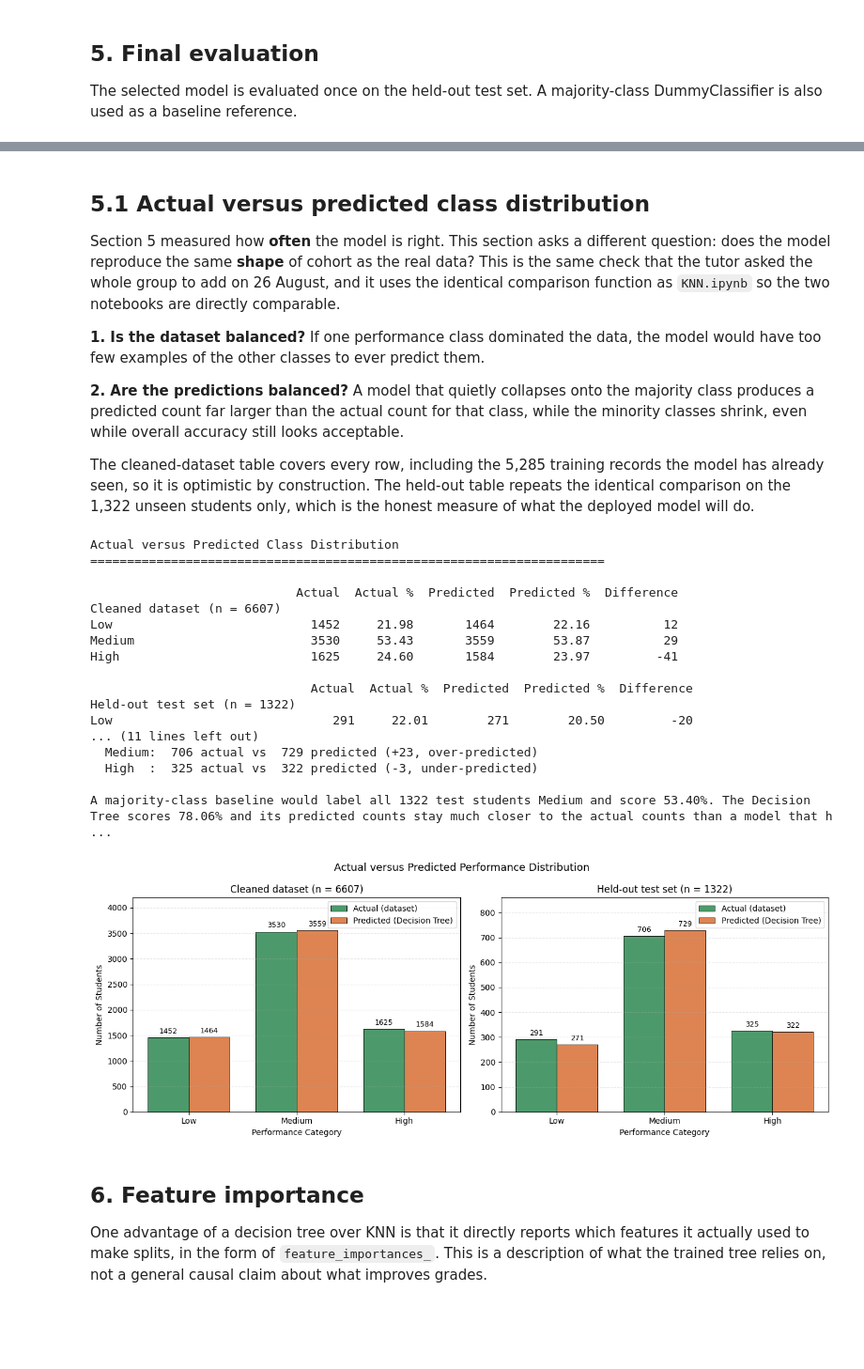
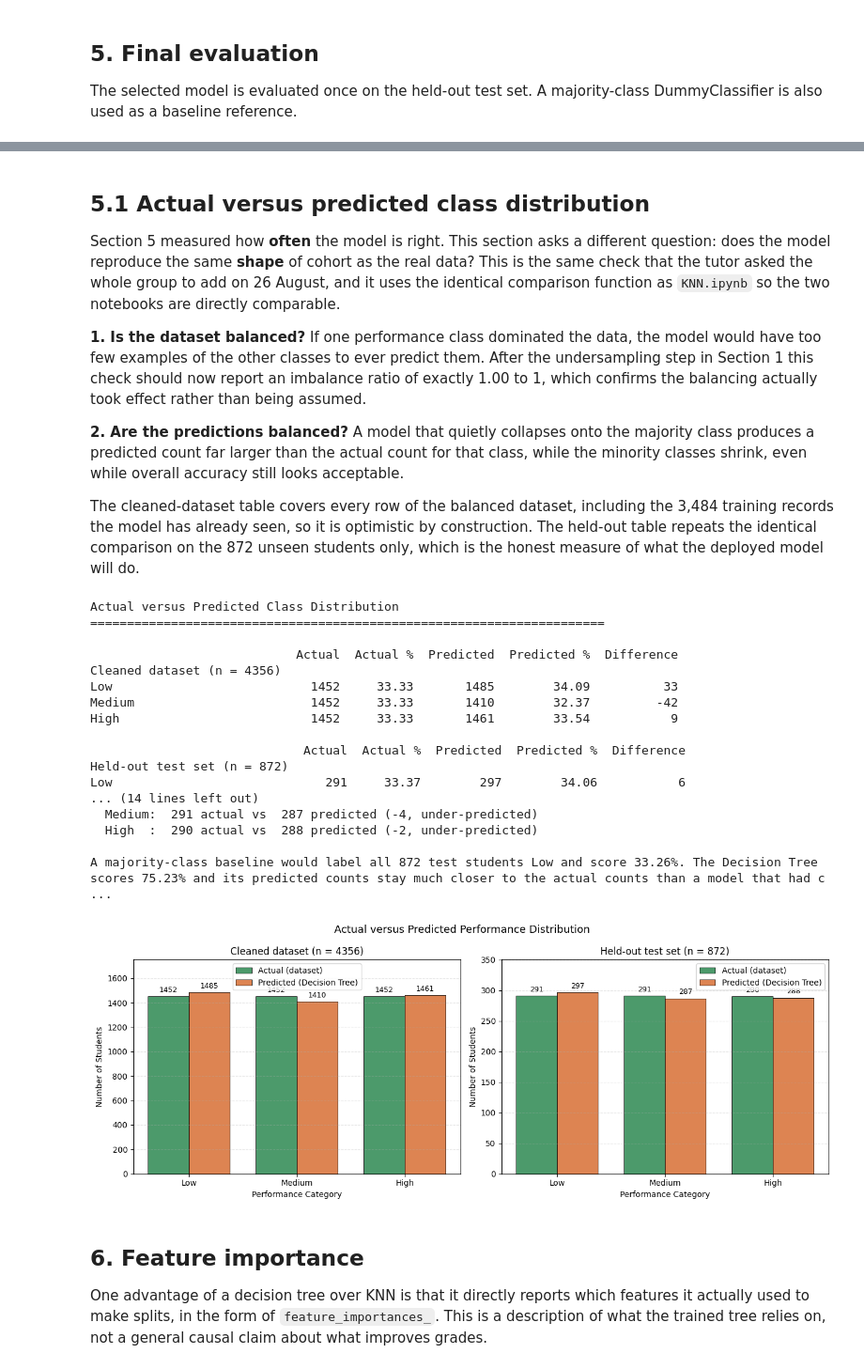
Before and after one commit to Hao0819/Machine-Learning-Supervised---Student-Academic-Performance-Prediction, a Jupyter notebook: decisionTree.ipynb, the cells around one changed output, grey strips where cells are left out. Shown at 94% size. Cells and saved outputs as stored; diff of their text form; code cells hidden in the pictures; blank space fills up the shorter version.

Commit message:
Balance dataset to 1,452 per class and re-run Decision Tree

```diff
--- a/decisionTree.ipynb
+++ b/decisionTree.ipynb
@@ -652,16 +693,18 @@ same check that the tutor asked the whole group to add on 26 August, and it uses
 comparison function as `KNN.ipynb` so the two notebooks are directly comparable.
 
 **1. Is the dataset balanced?** If one performance class dominated the data, the model would
-have too few examples of the other classes to ever predict them.
+have too few examples of the other classes to ever predict them. After the undersampling step in
+Section 1 this check should now report an imbalance ratio of exactly 1.00 to 1, which confirms
+the balancing actually took effect rather than being assumed.
 
 **2. Are the predictions balanced?** A model that quietly collapses onto the majority class
 produces a predicted count far larger than the actual count for that class, while the minority
 classes shrink, even while overall accuracy still looks acceptable.
 
-The cleaned-dataset table covers every row, including the 5,285 training records the model has
-already seen, so it is optimistic by construction. The held-out table repeats the identical
-comparison on the 1,322 unseen students only, which is the honest measure of what the deployed
-model will do.
+The cleaned-dataset table covers every row of the balanced dataset, including the 3,484 training
+records the model has already seen, so it is optimistic by construction. The held-out table
+repeats the identical comparison on the 872 unseen students only, which is the honest measure of
+what the deployed model will do.
 # %%
 def build_distribution_comparison(actual_labels, predicted_labels, scope_name):
     """Return a table of actual vs predicted counts and percentages for one scope."""
@@ -709,10 +752,31 @@ imbalance_ratio = dataset_counts.max() / dataset_counts.min()
 
 print("Check 1: class balance of the cleaned dataset")
 print("-" * 70)
-print(f"Imbalance ratio: {imbalance_ratio:.2f} to 1 (Medium is the largest class)")
 print(
-    f"Even so, the smallest class still holds {dataset_counts.min()} students, which is enough "
-    "for the model to learn it."
+    f"Largest class : {largest_class} with {dataset_counts.max()} students "
+    f"({full_comparison.loc[largest_class, 'Actual %']:.2f}% of the cohort)"
+)
+print(
+    f"Smallest class: {smallest_class} with {dataset_counts.min()} students "
+    f"({full_comparison.loc[smallest_class, 'Actual %']:.2f}% of the cohort)"
+)
+print(f"Imbalance ratio: {imbalance_ratio:.2f} to 1")
+
+if imbalance_ratio <= 1.5:
+    print(
+        "The three classes are balanced by the undersampling step in Section 1, so no class "
+        "is starved of examples and no class can be favoured for being the biggest."
+    )
+else:
+    print(
+        f"The dataset is imbalanced: {largest_class} appears {imbalance_ratio:.2f} times "
+        f"more often than {smallest_class}."
+    )
+
+print(
+    f"Each class holds {dataset_counts.min()} students, which is enough for the model to learn "
+    "it, and the split in Section 2 used stratify=y, so these proportions are preserved inside "
+    "both the training set and the test set."
 )
 
 print()
@@ -743,45 +807,45 @@ chart_scopes = [
     (full_comparison, f"Cleaned dataset (n = {int(full_comparison['Actual'].sum())})"),
     (test_comparison, f"Held-out test set (n = {int(test_comparison['Actual'].sum())})"),
 ]
 for axis, (table, chart_title) in zip(axes, chart_scopes):
     actual_bars = axis.bar(chart_positions - bar_width / 2, table["Actual"], bar_width,
                             label="Actual (dataset)", color=ACTUAL_COLOUR, edgecolor="black", linewidth=0.6)
     predicted_bars = axis.bar(chart_positions + bar_width / 2, table["Predicted"], bar_width,
                                label="Predicted (Decision Tree)", color=PREDICTED_COLOUR, edgecolor="black", linewidth=0.6)
     for bar_group in (actual_bars, predicted_bars):
         for bar in bar_group:
             axis.annotate(f"{int(bar.get_height())}", xy=(bar.get_x() + bar.get_width() / 2, bar.get_height()),
                            xytext=(0, 3), textcoords="offset points", ha="center", va="bottom", fontsize=9)
     axis.set_title(chart_title)
     axis.set_xlabel("Performance Category")
     axis.set_ylabel("Number of Students")
     axis.set_xticks(chart_positions)
     axis.set_xticklabels(class_order)
     axis.set_ylim(0, table[["Actual", "Predicted"]].to_numpy().max() * 1.18)
     axis.legend()
     axis.grid(axis="y", linestyle="--", alpha=0.3)
 figure.suptitle("Actual versus Predicted Performance Distribution", fontsize=13)
 plt.tight_layout()
 plt.show()
 # %% [output]
 Actual versus Predicted Class Distribution
 ======================================================================
 
                             Actual  Actual %  Predicted  Predicted %  Difference
-Cleaned dataset (n = 6607)
-Low                           1452     21.98       1464        22.16          12
-Medium                        3530     53.43       3559        53.87          29
-High                          1625     24.60       1584        23.97         -41
+Cleaned dataset (n = 4356)
+Low                           1452     33.33       1485        34.09          33
+Medium                        1452     33.33       1410        32.37         -42
+High                          1452     33.33       1461        33.54           9
 
-                              Actual  Actual %  Predicted  Predicted %  Difference
-Held-out test set (n = 1322)
-Low                              291     22.01        271        20.50         -20
-... (11 lines left out)
-  Medium:  706 actual vs  729 predicted (+23, over-predicted)
-  High  :  325 actual vs  322 predicted (-3, under-predicted)
+                             Actual  Actual %  Predicted  Predicted %  Difference
+Held-out test set (n = 872)
+Low                             291     33.37        297        34.06           6
+... (14 lines left out)
+  Medium:  291 actual vs  287 predicted (-4, under-predicted)
+  High  :  290 actual vs  288 predicted (-2, under-predicted)
 
-A majority-class baseline would label all 1322 test students Medium and score 53.40%. The Decision Tree scores 78.06% and its predicted counts stay much closer to the actual counts than a model that h ...
+A majority-class baseline would label all 872 test students Low and score 33.26%. The Decision Tree scores 75.23% and its predicted counts stay much closer to the actual counts than a model that had c ...
-[figure, old version]
+[figure, new version]
 # %% [markdown]
 ## 6. Feature importance
 
```
Also changed, not shown: parts of 18 cells of this notebook, 1 other file.
